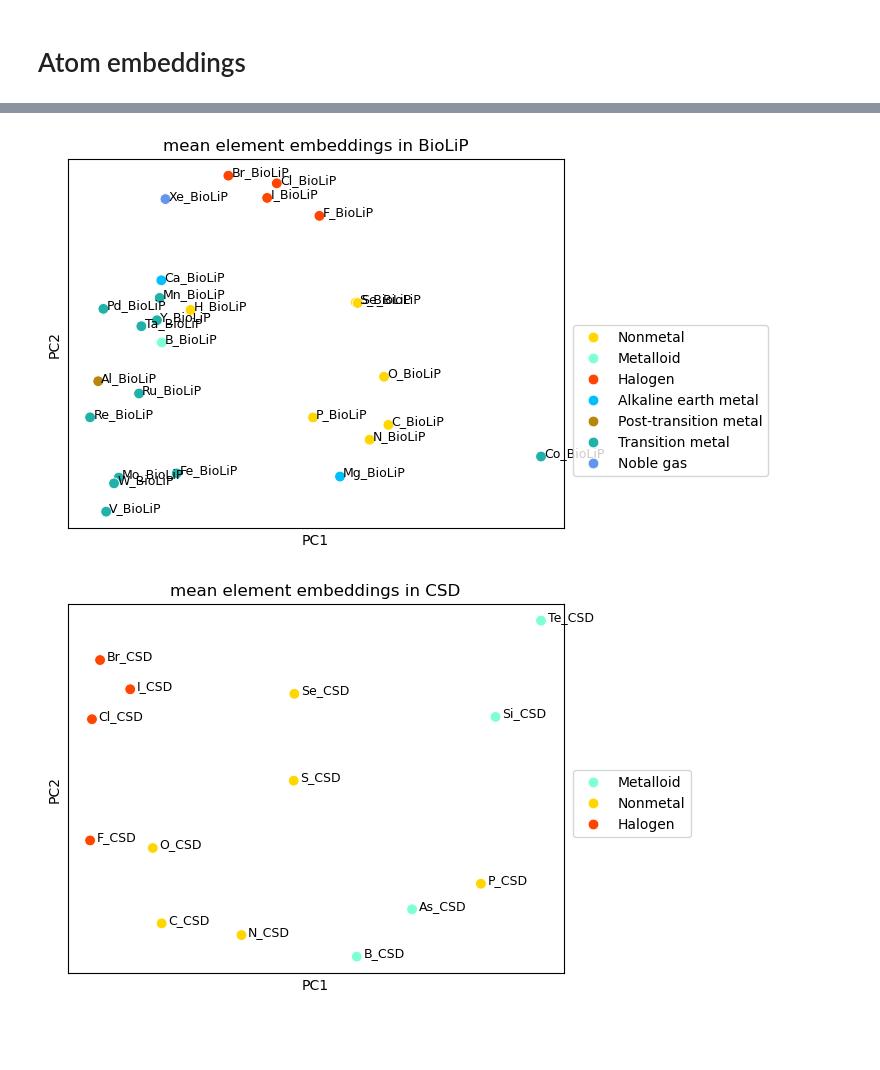
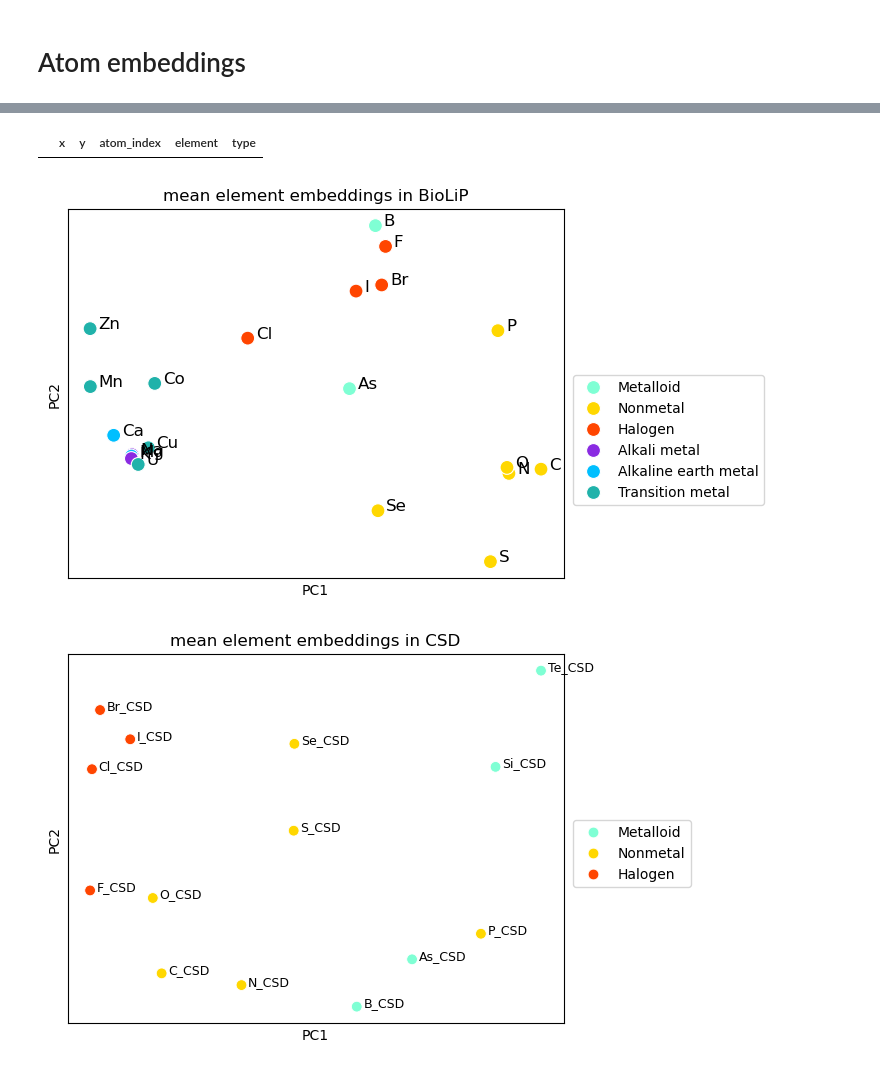
Before and after one commit to mims-harvard/ATOMICA, a Jupyter notebook: case_studies/visualise_nodes/csd_vs_biolip_visualisations.ipynb, the cells around one changed output, grey strips where cells are left out. Drawn from its saved outputs; the diff is of its cells as text; code cells hidden in the pictures; blank space fills up the shorter version.

```diff
--- a/case_studies/visualise_nodes/csd_vs_biolip_visualisations.ipynb
+++ b/case_studies/visualise_nodes/csd_vs_biolip_visualisations.ipynb
@@ -116,4 +116,7 @@ color_dict = {
     "PL": "#C70039",    # Maroon
     "CSD": "#FFC0CB"    # Pink
 }
+# %%
+with open("/n/holylabs/LABS/mzitnik_lab/Users/afang/GET/case_studies/visualise_nodes/pretrained_tsne_all/graph_embedding_2d_all_modalities_perplexity_30_20240407.csv", "r") as f:
+    df = pd.read_csv(f)
 # %%
@@ -329,6 +353,9 @@ element_type = {
     'N': 'Nonmetal',
     'O': 'Nonmetal',
     'F': 'Halogen',
+    'Na': 'Alkali metal',
+    'K': 'Alkali metal',
+
     'Mg': 'Alkaline earth metal',
     'Al': 'Post-transition metal',
     'P': 'Nonmetal',
@@ -345,24 +372,16 @@ element_type = {
     'Mo': 'Transition metal',
     'Ru': 'Transition metal',
     'Pd': 'Transition metal',
+    'Zn': 'Transition metal',
     'I': 'Halogen',
     'Xe': 'Noble gas',
     'Ta': 'Transition metal',
     'W': 'Transition metal',
+    'Cu': 'Transition metal',
+    'U': 'Transition metal',
     'Re': 'Transition metal',
     'Si': 'Metalloid',
     'As': 'Metalloid',
     'Te': 'Metalloid',
 }
-
-type_color = {
-    'Nonmetal': '#FFD700',
-    'Halogen': '#FF4500',
-    'Alkali metal': '#8A2BE2',
-    'Alkaline earth metal': '#00BFFF',
-    'Transition metal': '#20B2AA',
-    'Metalloid': '#7FFFD4',
-    'Post-transition metal': '#B8860B',
-    'Noble gas': '#6495ED',
-}
 # %%
@@ -457,33 +470,40 @@ df
+# %%
+df = df1
+df["element"] = [VOCAB.idx_to_atom(i) for i in df["atom_index"]]
+df["type"] = [element_type.get(VOCAB.idx_to_atom(i), "unknown") for i in df["atom_index"]]
+df[df["type"] == "unknown"]
+# %% [output]
+|  | x | y | atom_index | element | type |
 # %%
-plot_df = df[df["source"] == "BioLiP"]
-plot_df = plot_df.reset_index(drop=True)
+plot_df = df #[df["source"] == "BioLiP"]
+# plot_df = plot_df.reset_index(drop=True)
 ax = sns.scatterplot(
     data=plot_df,
     x="x",
     y="y",
     hue="type",
     alpha=1,
-    s=60,
+    s=100,
     palette=type_color,
 )
 ax.set(xlabel=None)
 ax.set(ylabel=None)
 for i in range(len(plot_df['x'])):
-    plt.text(plot_df['x'][i] + 0.01,  # X position, with a slight offset to avoid overlapping the point
+    plt.text(plot_df['x'][i] + 0.02,  # X position, with a slight offset to avoid overlapping the point
              plot_df['y'][i],       # Y position
-             plot_df["element"][i] + "_" + plot_df["source"][i],  # Text label
-             fontsize=9)
+             plot_df["element"][i], # + "_" + plot_df["source"][i],  # Text label
+             fontsize=12)
 
 plt.xticks(visible=False)
 plt.yticks(visible=False)
 plt.tick_params(axis="both", which="both", length=0)
 plt.legend(bbox_to_anchor=(1.02, 0.55), loc="upper left", borderaxespad=0)
 plt.title("mean element embeddings in BioLiP")
 plt.xlabel("PC1")
 plt.ylabel("PC2")
 plt.show()
 # %% [output]
-[figure, old version]
+[figure, new version]
 # %%
 plot_df = df[df["source"] == "CSD"]
 plot_df = plot_df.reset_index(drop=True)
```
Also changed, not shown: parts of 3 cells of this notebook, 7 other files.
